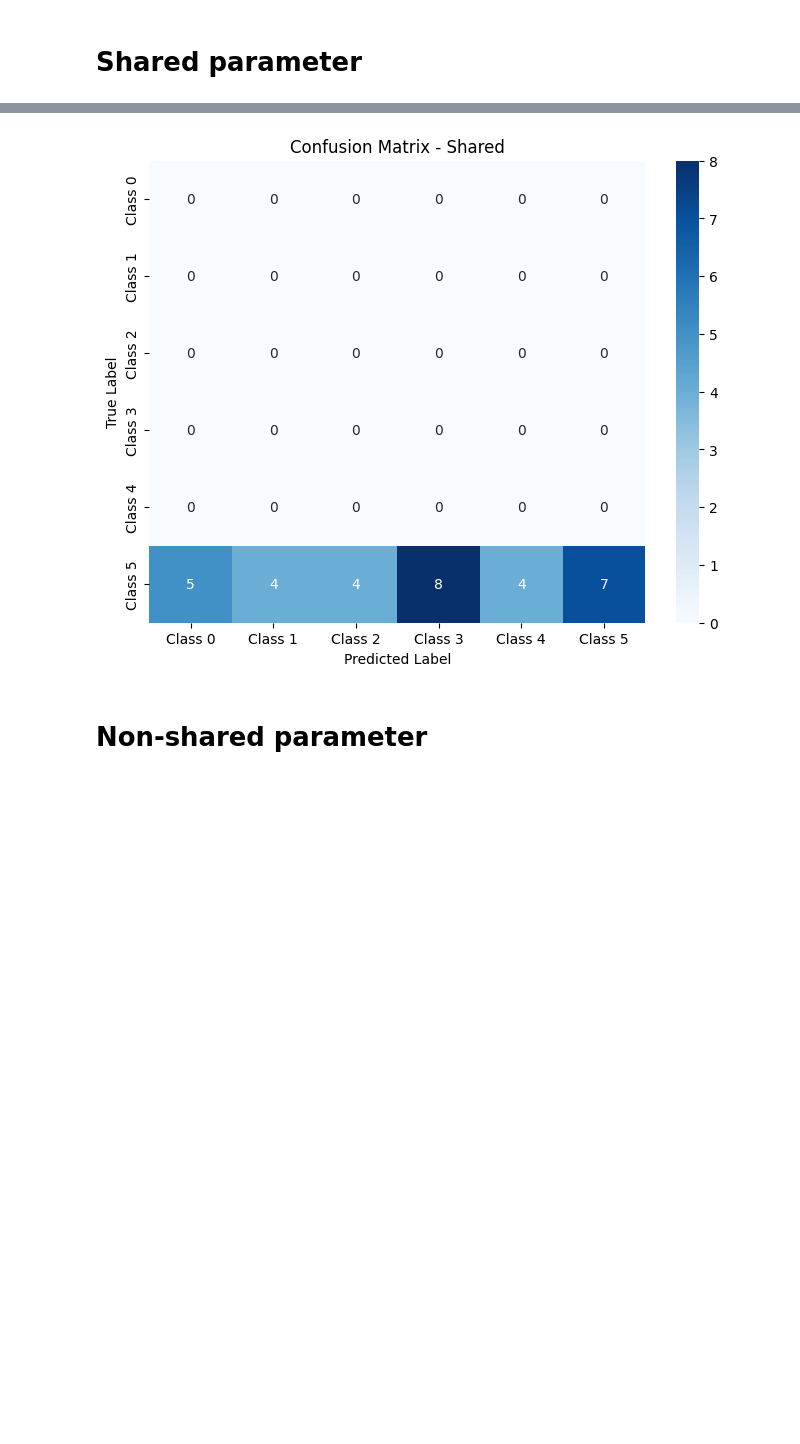
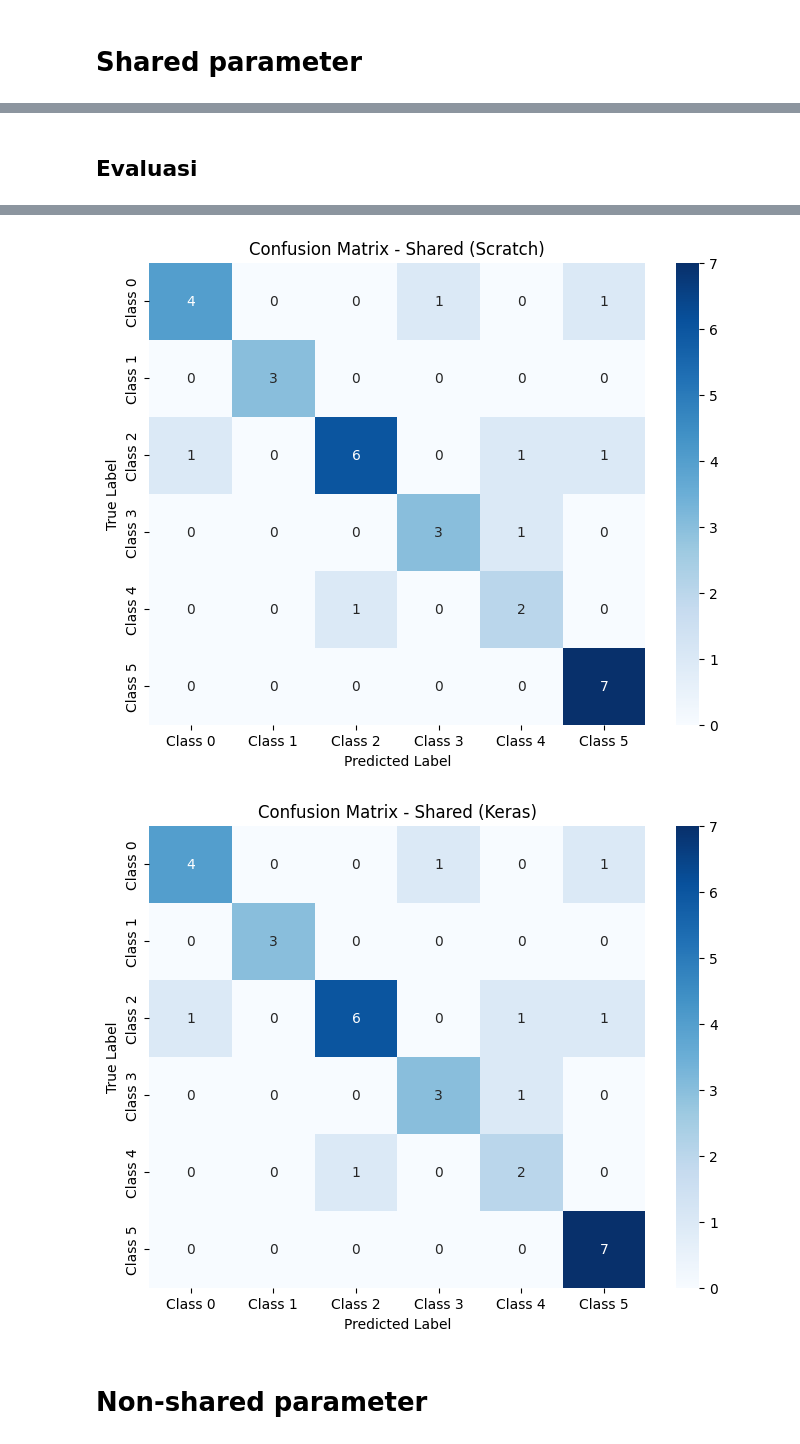
Before and after one commit to timoruslim/Tubes2_AnakRudyKusdiantara, a Jupyter notebook: src/1_cnn_image_classification/02_scratch_inference.ipynb, the cells around one changed output, grey strips where cells are left out. Saved outputs shown, nothing was run; the diff lists cells and outputs as text; code cells hidden in the pictures; blank space fills up the shorter version.

```diff
--- a/src/1_cnn_image_classification/02_scratch_inference.ipynb
+++ b/src/1_cnn_image_classification/02_scratch_inference.ipynb
@@ -174,18 +202,26 @@ Forward pass selesai dalam 83.8802 detik.
+# %% [markdown]
+## Evaluasi
 # %%
-y_pred_probs = shared_output_data
-y_pred = np.argmax(y_pred_probs, axis=1)
+# Keras
+keras_preds_probs = keras_model.predict(X_batch, batch_size=batch_size, verbose=0)
+keras_preds = np.argmax(keras_preds_probs, axis=1)
 
-if "y_batch" in locals() or "y_batch" in globals():
-    if len(y_batch.shape) > 1 and y_batch.shape[1] > 1:
-        y_true = np.argmax(y_batch, axis=1)
-    else:
-        y_true = y_batch
+# Scratch
+scratch_preds = np.argmax(shared_output_data, axis=1)
 
-    y_true = np.clip(y_true, 0, num_classes - 1)
-else:
-    np.random.seed(42)
-    y_true = np.random.randint(0, num_classes, size=y_pred.shape[0])
+# Macro F1 Score
+macro_f1_keras = f1_score(y_true, keras_preds, average='macro', zero_division=0)
+macro_f1_scratch = f1_score(y_true, scratch_preds, average='macro', zero_division=0)
 
+print("\n" + "="*67)
+print("PERBANDINGAN KERAS VS SCRATCH (SHARED PARAMETER)")
+print("="*67)
+print(f"Total Parameter Model  : {keras_model.count_params():,}")
+print(f"Macro F1-Score Keras   : {macro_f1_keras:.4f}")
+print(f"Macro F1-Score Scratch : {macro_f1_scratch:.4f}")
+print("="*67)
+
+# Classification Report
 print("\n" + "-" * 67)
 print("CLASSIFICATION REPORT")
 print("-" * 67)
@@ -194,15 +230,26 @@ target_labels = [f"Class {i}" for i in range(num_classes)]
 print(
     classification_report(
         y_true,
-        y_pred,
+        scratch_preds,
         labels=range(num_classes),
         target_names=target_labels,
         zero_division=0,
     )
 )
 
+target_labels = [f"Class {i}" for i in range(num_classes)]
+print(
+    classification_report(
+        y_true,
+        keras_preds,
+        labels=range(num_classes),
+        target_names=target_labels,
+        zero_division=0,
+    )
+)
 
-cm = confusion_matrix(y_true, y_pred, labels=range(num_classes))
+# Confusion Matrix
+cm = confusion_matrix(y_true, scratch_preds, labels=range(num_classes))
 plt.figure(figsize=(8, 6))
 sns.heatmap(
     cm,
@@ -212,8 +259,23 @@ sns.heatmap(
     xticklabels=target_labels,
     yticklabels=target_labels,
 )
-plt.title("Confusion Matrix - Shared")
+plt.title("Confusion Matrix - Shared (Scratch)")
 plt.xlabel("Predicted Label")
 plt.ylabel("True Label")
 plt.show()
+
+cm = confusion_matrix(y_true, keras_preds, labels=range(num_classes))
+plt.figure(figsize=(8, 6))
+sns.heatmap(
+    cm,
+    annot=True,
+    fmt="d",
+    cmap="Blues",
+    xticklabels=target_labels,
+    yticklabels=target_labels,
+)
+plt.title("Confusion Matrix - Shared (Keras)")
+plt.xlabel("Predicted Label")
+plt.ylabel("True Label")
+plt.show()
 # %% [output]
@@ -235,4 +299,5 @@ weighted avg       1.00      0.22      0.36        32
-[figure, old version]
+[figure, new version]
+[figure, added]
 # %% [markdown]
 # Non-shared parameter
 # %%
```
Also changed, not shown: parts of 9 cells of this notebook.
